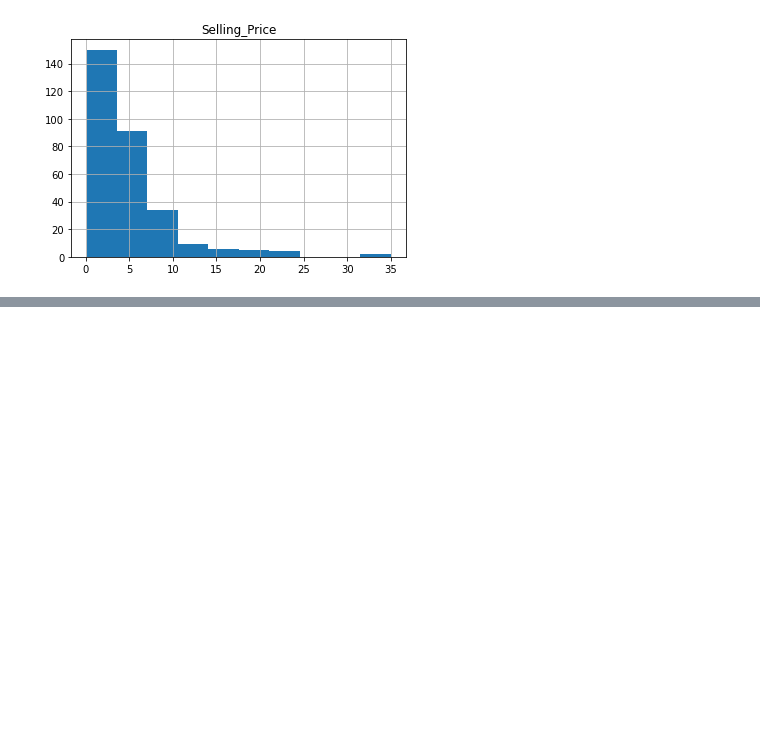
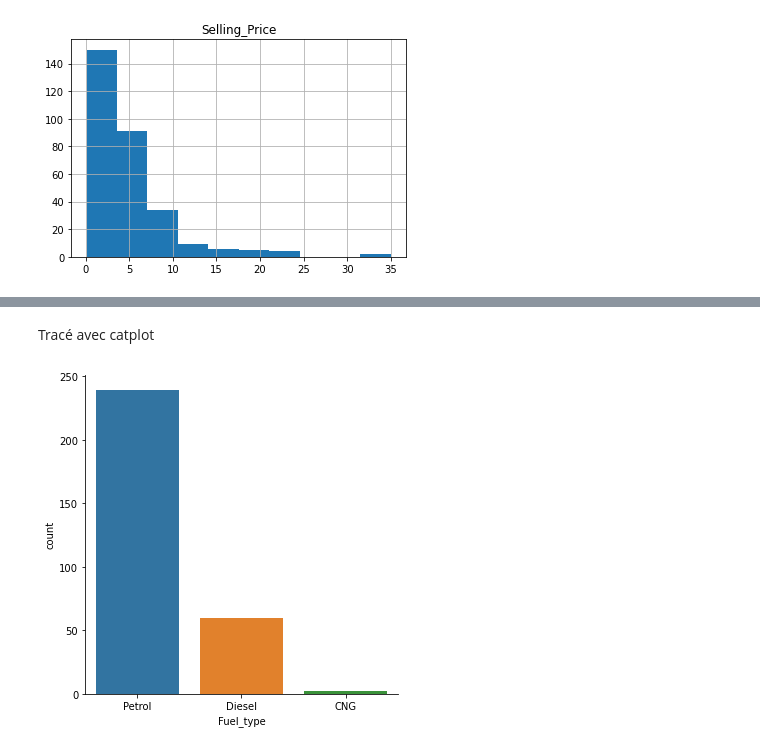
Before and after one commit to Ludo-R/CarPurchase-Project, a Jupyter notebook: carpurchase.ipynb, the cells around one changed output, grey strips where cells are left out. Drawn from its saved outputs; the diff is of its cells as text; code cells hidden in the pictures; blank space fills up the shorter version.

```diff
--- a/carpurchase.ipynb
+++ b/carpurchase.ipynb
@@ -67,0 +113,6 @@ plt.show()
+# %% [markdown]
+Tracé avec catplot
+# %%
+sns.catplot(x="Fuel_type", kind="count", data=df);
+# %% [output]
+[figure, added]
```
Also changed, not shown: parts of 11 cells of this notebook.
